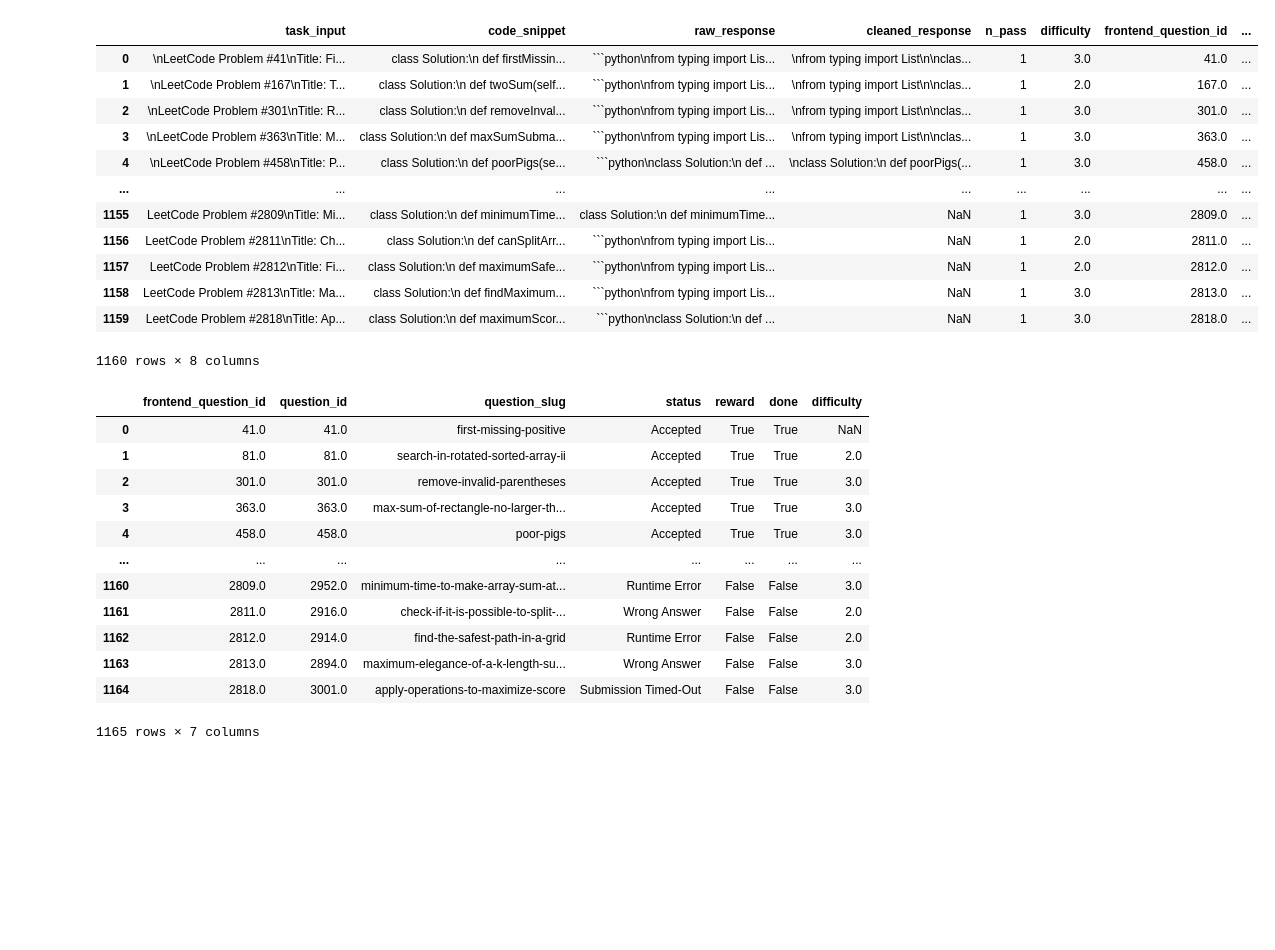
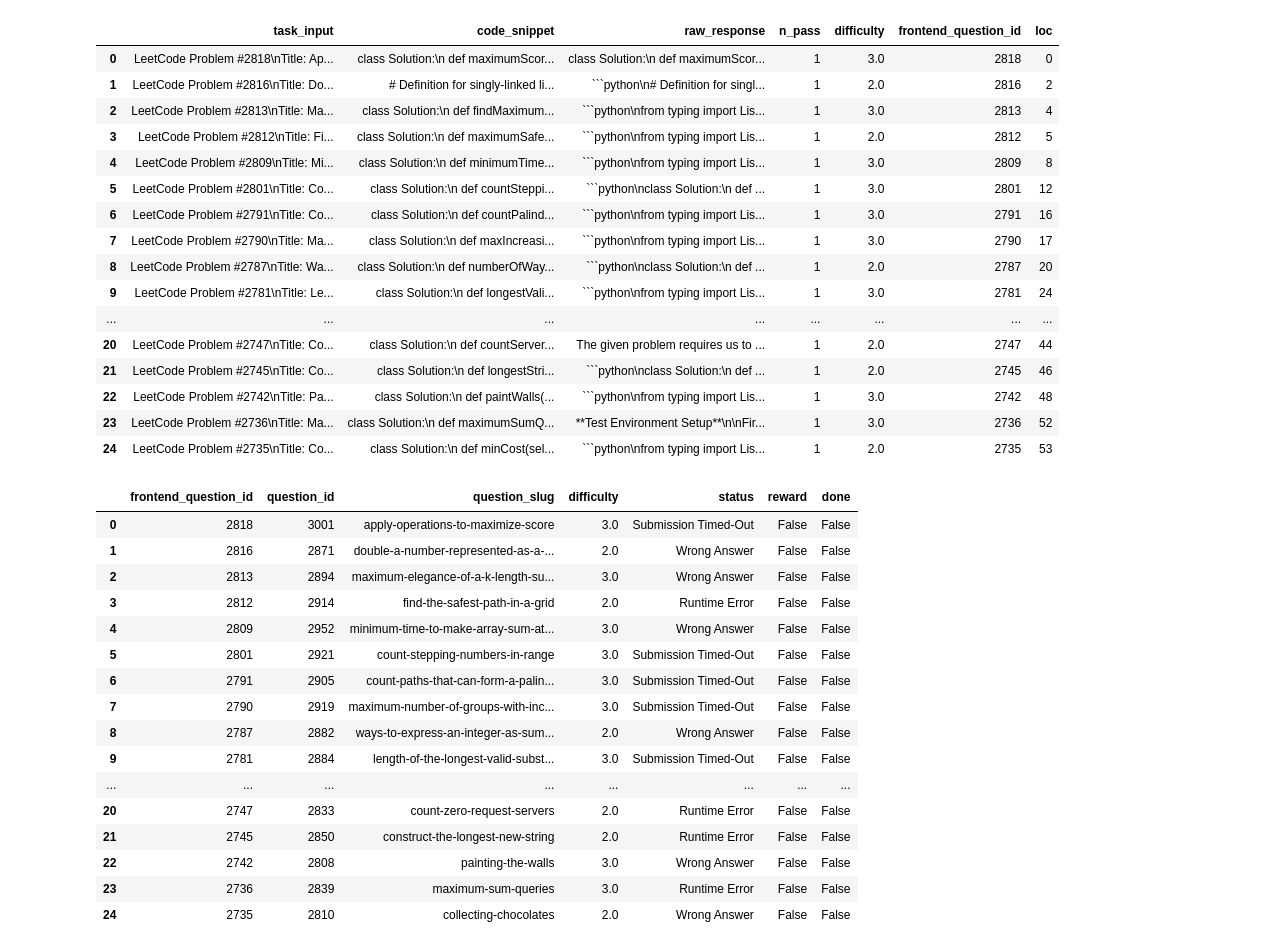
Before and after one commit to emrgnt-cmplxty/llm-battle-ground, a Jupyter notebook: llm_battle_ground/notebooks/measure_pass_rate.ipynb, the cells around one changed output. Cells and saved outputs as stored; diff of their text form; code cells hidden in the pictures; blank space fills up the shorter version.

Commit message:
cleanup type errors

````diff
--- a/llm_battle_ground/notebooks/measure_pass_rate.ipynb
+++ b/llm_battle_ground/notebooks/measure_pass_rate.ipynb
@@ -15,40 +15,52 @@ def load_df(in_jsonl_path):
         result = json.loads(json_str)
         jsonl_loaded.append(result)
     return pd.DataFrame(jsonl_loaded)
+
+TEMPERATURE = 0.8
+RAW_FNAME = "leetcode_generation__provider_eq_openai__vanilla_zero_shot__filter_ez_eq_0.25_filter_med_eq_0.5_filter_hrd_eq_1.0__model_eq_{MODEL}__temperature_eq_{TEMPERATURE}__n_pass_1.jsonl"
 # %%
-fname_gpt3p5_0613_raw = "leetcode_generation__provider_eq_openai__vanilla_zero_shot__filter_ez_eq_0.25_filter_med_eq_0.5_filter_hrd_eq_1.0__model_eq_gpt_3.5_turbo_0613__temperature_eq_0.7__n_pass_1.jsonl"
+model = "gpt_3.5_turbo_0613"
+fname_gpt3p5_0613_raw = RAW_FNAME.format(MODEL=model, TEMPERATURE=TEMPERATURE)
 fname_gpt3p5_0613_raw_df = load_df(os.path.join("..", "results", fname_gpt3p5_0613_raw))
 fname_gpt3p5_0613_raw_df
 # %% [output]
-|  | task_input | code_snippet | raw_response | cleaned_response | n_pass | difficulty | frontend_question_id | ... |
-| 0 | \nLeetCode Problem #41\nTitle: Fi... | class Solution:\n def firstMissin... | ```python\nfrom typing import Lis... | \nfrom typing import List\n\nclas... | 1 | 3.0 | 41.0 | ... |
-| 1 | \nLeetCode Problem #167\nTitle: T... | class Solution:\n def twoSum(self... | ```python\nfrom typing import Lis... | \nfrom typing import List\n\nclas... | 1 | 2.0 | 167.0 | ... |
-| 2 | \nLeetCode Problem #301\nTitle: R... | class Solution:\n def removeInval... | ```python\nfrom typing import Lis... | \nfrom typing import List\n\nclas... | 1 | 3.0 | 301.0 | ... |
-| 3 | \nLeetCode Problem #363\nTitle: M... | class Solution:\n def maxSumSubma... | ```python\nfrom typing import Lis... | \nfrom typing import List\n\nclas... | 1 | 3.0 | 363.0 | ... |
-| 4 | \nLeetCode Problem #458\nTitle: P... | class Solution:\n def poorPigs(se... | ```python\nclass Solution:\n def ... | \nclass Solution:\n def poorPigs(... | 1 | 3.0 | 458.0 | ... |
-| ... | ... | ... | ... | ... | ... | ... | ... | ... |
-| 1155 | LeetCode Problem #2809\nTitle: Mi... | class Solution:\n def minimumTime... | class Solution:\n def minimumTime... | NaN | 1 | 3.0 | 2809.0 | ... |
-| 1156 | LeetCode Problem #2811\nTitle: Ch... | class Solution:\n def canSplitArr... | ```python\nfrom typing import Lis... | NaN | 1 | 2.0 | 2811.0 | ... |
-| 1157 | LeetCode Problem #2812\nTitle: Fi... | class Solution:\n def maximumSafe... | ```python\nfrom typing import Lis... | NaN | 1 | 2.0 | 2812.0 | ... |
-| 1158 | LeetCode Problem #2813\nTitle: Ma... | class Solution:\n def findMaximum... | ```python\nfrom typing import Lis... | NaN | 1 | 3.0 | 2813.0 | ... |
-| 1159 | LeetCode Problem #2818\nTitle: Ap... | class Solution:\n def maximumScor... | ```python\nclass Solution:\n def ... | NaN | 1 | 3.0 | 2818.0 | ... |
+|  | task_input | code_snippet | raw_response | n_pass | difficulty | frontend_question_id | loc |
+| 0 | LeetCode Problem #2818\nTitle: Ap... | class Solution:\n def maximumScor... | class Solution:\n def maximumScor... | 1 | 3.0 | 2818 | 0 |
+| 1 | LeetCode Problem #2816\nTitle: Do... | # Definition for singly-linked li... | ```python\n# Definition for singl... | 1 | 2.0 | 2816 | 2 |
+| 2 | LeetCode Problem #2813\nTitle: Ma... | class Solution:\n def findMaximum... | ```python\nfrom typing import Lis... | 1 | 3.0 | 2813 | 4 |
+| 3 | LeetCode Problem #2812\nTitle: Fi... | class Solution:\n def maximumSafe... | ```python\nfrom typing import Lis... | 1 | 2.0 | 2812 | 5 |
+| 4 | LeetCode Problem #2809\nTitle: Mi... | class Solution:\n def minimumTime... | ```python\nfrom typing import Lis... | 1 | 3.0 | 2809 | 8 |
+| 5 | LeetCode Problem #2801\nTitle: Co... | class Solution:\n def countSteppi... | ```python\nclass Solution:\n def ... | 1 | 3.0 | 2801 | 12 |
+| 6 | LeetCode Problem #2791\nTitle: Co... | class Solution:\n def countPalind... | ```python\nfrom typing import Lis... | 1 | 3.0 | 2791 | 16 |
+| 7 | LeetCode Problem #2790\nTitle: Ma... | class Solution:\n def maxIncreasi... | ```python\nfrom typing import Lis... | 1 | 3.0 | 2790 | 17 |
+| 8 | LeetCode Problem #2787\nTitle: Wa... | class Solution:\n def numberOfWay... | ```python\nclass Solution:\n def ... | 1 | 2.0 | 2787 | 20 |
+| 9 | LeetCode Problem #2781\nTitle: Le... | class Solution:\n def longestVali... | ```python\nfrom typing import Lis... | 1 | 3.0 | 2781 | 24 |
+| ... | ... | ... | ... | ... | ... | ... | ... |
+| 20 | LeetCode Problem #2747\nTitle: Co... | class Solution:\n def countServer... | The given problem requires us to ... | 1 | 2.0 | 2747 | 44 |
+| 21 | LeetCode Problem #2745\nTitle: Co... | class Solution:\n def longestStri... | ```python\nclass Solution:\n def ... | 1 | 2.0 | 2745 | 46 |
+| 22 | LeetCode Problem #2742\nTitle: Pa... | class Solution:\n def paintWalls(... | ```python\nfrom typing import Lis... | 1 | 3.0 | 2742 | 48 |
+| 23 | LeetCode Problem #2736\nTitle: Ma... | class Solution:\n def maximumSumQ... | **Test Environment Setup**\n\nFir... | 1 | 3.0 | 2736 | 52 |
+| 24 | LeetCode Problem #2735\nTitle: Co... | class Solution:\n def minCost(sel... | ```python\nfrom typing import Lis... | 1 | 2.0 | 2735 | 53 |
-1160 rows × 8 columns
 # %%
 fname_gpt3p5_0613 = fname_gpt3p5_0613_raw.replace("generation", "evaluation")
 fname_gpt3p5_0613_df = load_df(os.path.join("..", "results", fname_gpt3p5_0613))
 fname_gpt3p5_0613_df
 # %% [output]
-|  | frontend_question_id | question_id | question_slug | status | reward | done | difficulty |
-| 0 | 41.0 | 41.0 | first-missing-positive | Accepted | True | True | NaN |
-| 1 | 81.0 | 81.0 | search-in-rotated-sorted-array-ii | Accepted | True | True | 2.0 |
-| 2 | 301.0 | 301.0 | remove-invalid-parentheses | Accepted | True | True | 3.0 |
-| 3 | 363.0 | 363.0 | max-sum-of-rectangle-no-larger-th... | Accepted | True | True | 3.0 |
-| 4 | 458.0 | 458.0 | poor-pigs | Accepted | True | True | 3.0 |
+|  | frontend_question_id | question_id | question_slug | difficulty | status | reward | done |
+| 0 | 2818 | 3001 | apply-operations-to-maximize-score | 3.0 | Submission Timed-Out | False | False |
+| 1 | 2816 | 2871 | double-a-number-represented-as-a-... | 2.0 | Wrong Answer | False | False |
+| 2 | 2813 | 2894 | maximum-elegance-of-a-k-length-su... | 3.0 | Wrong Answer | False | False |
+| 3 | 2812 | 2914 | find-the-safest-path-in-a-grid | 2.0 | Runtime Error | False | False |
+| 4 | 2809 | 2952 | minimum-time-to-make-array-sum-at... | 3.0 | Wrong Answer | False | False |
+| 5 | 2801 | 2921 | count-stepping-numbers-in-range | 3.0 | Submission Timed-Out | False | False |
+| 6 | 2791 | 2905 | count-paths-that-can-form-a-palin... | 3.0 | Submission Timed-Out | False | False |
+| 7 | 2790 | 2919 | maximum-number-of-groups-with-inc... | 3.0 | Submission Timed-Out | False | False |
+| 8 | 2787 | 2882 | ways-to-express-an-integer-as-sum... | 2.0 | Wrong Answer | False | False |
+| 9 | 2781 | 2884 | length-of-the-longest-valid-subst... | 3.0 | Submission Timed-Out | False | False |
 | ... | ... | ... | ... | ... | ... | ... | ... |
-| 1160 | 2809.0 | 2952.0 | minimum-time-to-make-array-sum-at... | Runtime Error | False | False | 3.0 |
-| 1161 | 2811.0 | 2916.0 | check-if-it-is-possible-to-split-... | Wrong Answer | False | False | 2.0 |
-| 1162 | 2812.0 | 2914.0 | find-the-safest-path-in-a-grid | Runtime Error | False | False | 2.0 |
-| 1163 | 2813.0 | 2894.0 | maximum-elegance-of-a-k-length-su... | Wrong Answer | False | False | 3.0 |
-| 1164 | 2818.0 | 3001.0 | apply-operations-to-maximize-score | Submission Timed-Out | False | False | 3.0 |
+| 20 | 2747 | 2833 | count-zero-request-servers | 2.0 | Runtime Error | False | False |
+| 21 | 2745 | 2850 | construct-the-longest-new-string | 2.0 | Runtime Error | False | False |
+| 22 | 2742 | 2808 | painting-the-walls | 3.0 | Wrong Answer | False | False |
+| 23 | 2736 | 2839 | maximum-sum-queries | 3.0 | Runtime Error | False | False |
+| 24 | 2735 | 2810 | collecting-chocolates | 2.0 | Wrong Answer | False | False |
-1165 rows × 7 columns
 # %%
````
Also changed, not shown: parts of 8 cells of this notebook, 7 other files.
